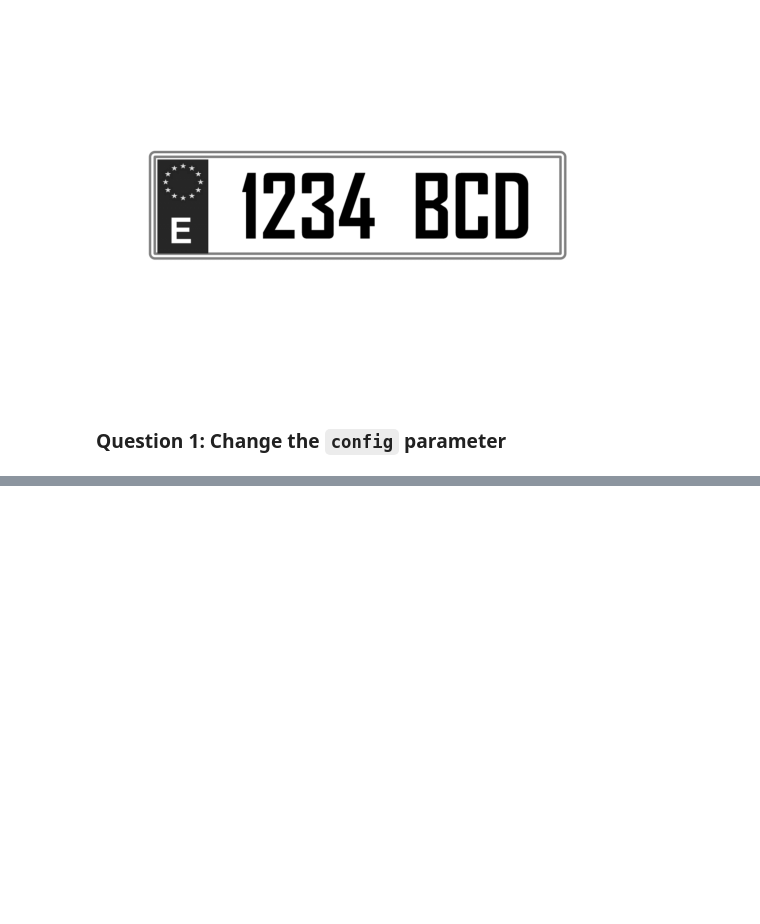
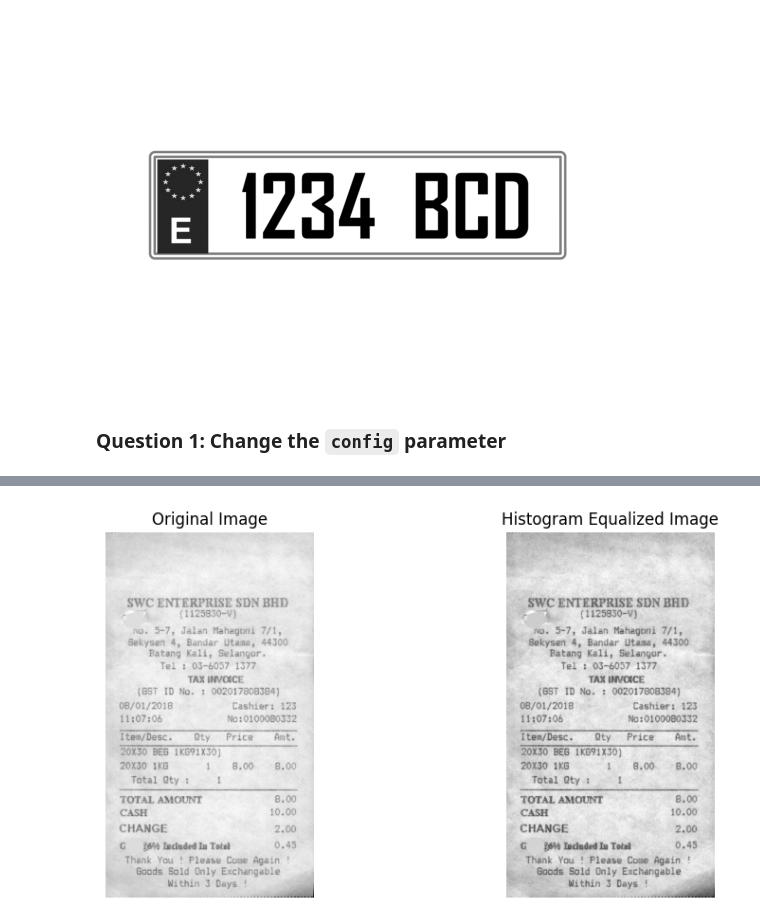
Before and after one commit to mtermor/NTIC_DeepLearning, a Jupyter notebook: CNN/OCR_with_OpenCV_and_Tesseract.ipynb, the cells around one changed output, grey strips where cells are left out. Saved outputs shown, nothing was run; the diff lists cells and outputs as text; code cells hidden in the pictures; blank space fills up the shorter version.

```diff
--- a/CNN/OCR_with_OpenCV_and_Tesseract.ipynb
+++ b/CNN/OCR_with_OpenCV_and_Tesseract.ipynb
@@ -234,0 +439,26 @@ TesseractError: (1, 'Tesseract Open Source OCR Engine v4.1.1 with Leptonica Warn
+# %%
+import cv2
+import matplotlib.pyplot as plt
+
+def equalize_histogram(gray_image):
+    clahe = cv2.createCLAHE(clipLimit=1.0, tileGridSize=(8, 8))
+    return clahe.apply(gray_image)
+
+
+equalized_image = equalize_histogram(image_bad)
+
+# Display both images
+plt.figure(figsize=(10, 5))
+plt.subplot(1, 2, 1)
+plt.imshow(image_bad, cmap='gray')
+plt.title('Original Image')
+plt.axis('off')
+
+plt.subplot(1, 2, 2)
+plt.imshow(equalized_image, cmap='gray')
+plt.title('Histogram Equalized Image')
+plt.axis('off')
+
+plt.show()
+# %% [output]
+[figure, added]
```
Also changed, not shown: parts of 28 cells of this notebook.
